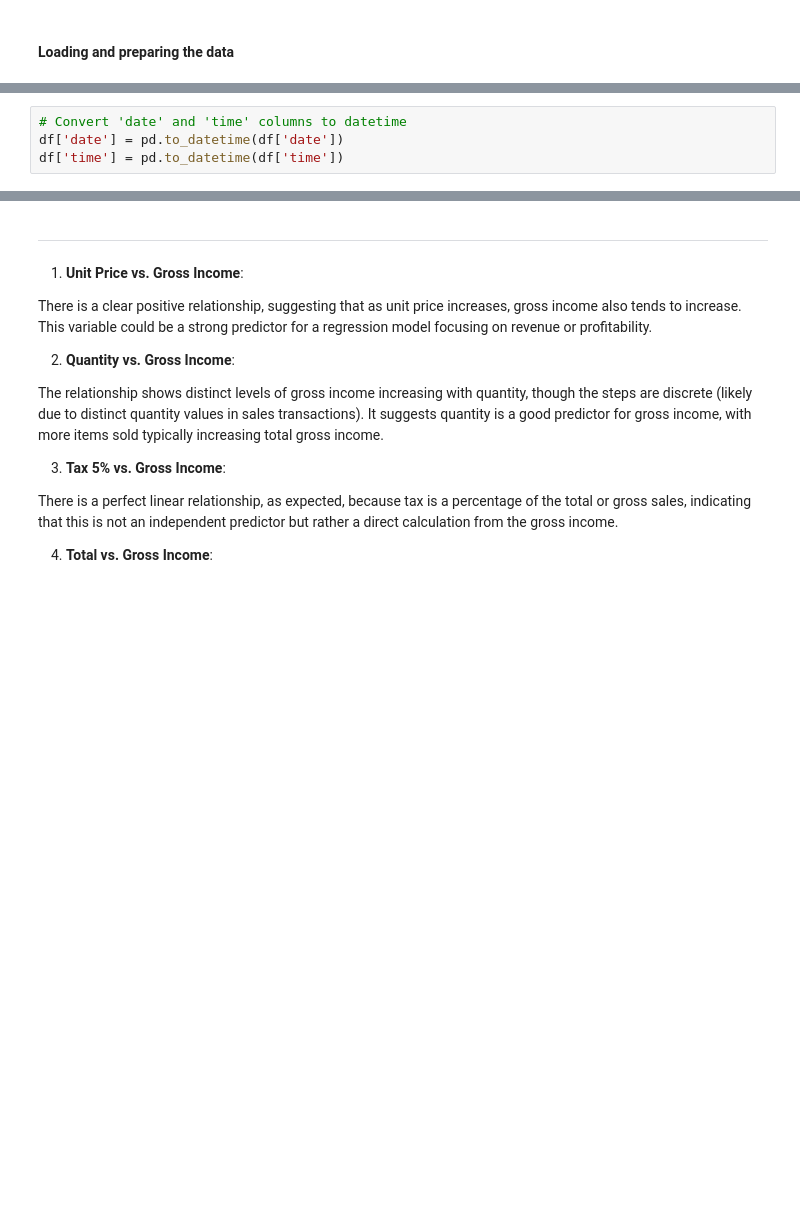
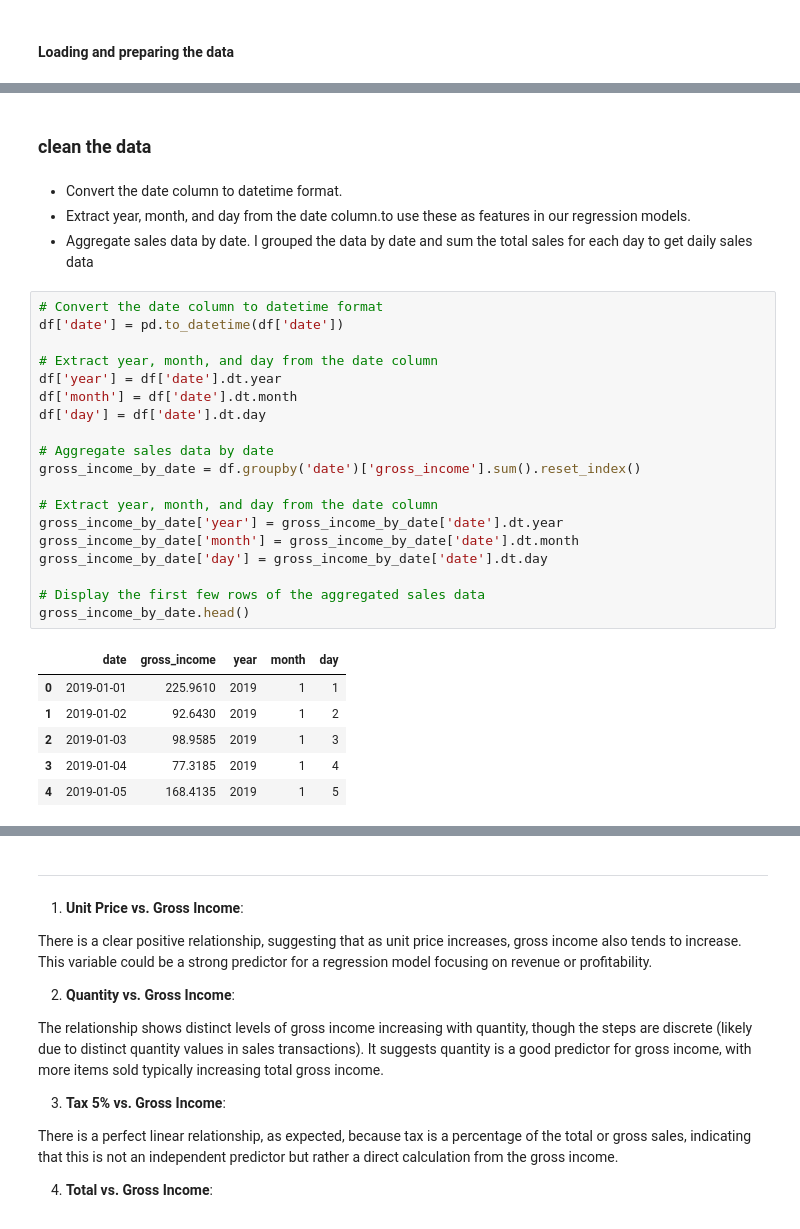
Before and after one commit to MustafaAldabbas/Machine_learning_superMarket, a Jupyter notebook: Notebook/Natalia.ipynb, the cells around one changed output, grey strips where cells are left out. Cells and saved outputs as stored; diff of their text form; blank space fills up the shorter version.

```diff
--- a/Notebook/Natalia.ipynb
+++ b/Notebook/Natalia.ipynb
@@ -31,10 +51,38 @@ df.head()
 | 2 | 631-41-3108 | A | Yangon | Normal | Male | Home and lifestyle | 46.33 | 7 | 16.2155 | ... |
 | 3 | 123-19-1176 | A | Yangon | Member | Male | Health and beauty | 58.22 | 8 | 23.2880 | ... |
 | 4 | 373-73-7910 | A | Yangon | Normal | Male | Sports and travel | 86.31 | 7 | 30.2085 | ... |
-# %%
-# Convert 'date' and 'time' columns to datetime
-df['date'] = pd.to_datetime(df['date'])
-df['time'] = pd.to_datetime(df['time'])
+# %% [markdown]
+### clean the data
+# %% [markdown]
+* Convert the date column to datetime format.
+* Extract year, month, and day from the date column.to use these as features in our regression models.
+* Aggregate sales data by date. I grouped the data by date and sum the total sales for each day to get daily sales data
+# %%
+# Convert the date column to datetime format
+df['date'] = pd.to_datetime(df['date'])
+
+# Extract year, month, and day from the date column
+df['year'] = df['date'].dt.year
+df['month'] = df['date'].dt.month
+df['day'] = df['date'].dt.day
+
+# Aggregate sales data by date
+gross_income_by_date = df.groupby('date')['gross_income'].sum().reset_index()
+
+# Extract year, month, and day from the date column
+gross_income_by_date['year'] = gross_income_by_date['date'].dt.year
+gross_income_by_date['month'] = gross_income_by_date['date'].dt.month
+gross_income_by_date['day'] = gross_income_by_date['date'].dt.day
+
+# Display the first few rows of the aggregated sales data
+gross_income_by_date.head()
+# %% [output]
+|  | date | gross_income | year | month | day |
+| 0 | 2019-01-01 | 225.9610 | 2019 | 1 | 1 |
+| 1 | 2019-01-02 | 92.6430 | 2019 | 1 | 2 |
+| 2 | 2019-01-03 | 98.9585 | 2019 | 1 | 3 |
+| 3 | 2019-01-04 | 77.3185 | 2019 | 1 | 4 |
+| 4 | 2019-01-05 | 168.4135 | 2019 | 1 | 5 |
 # %%
 df.info()
 # %% [output]
```
Also changed, not shown: parts of 44 cells of this notebook, 1 other file.
